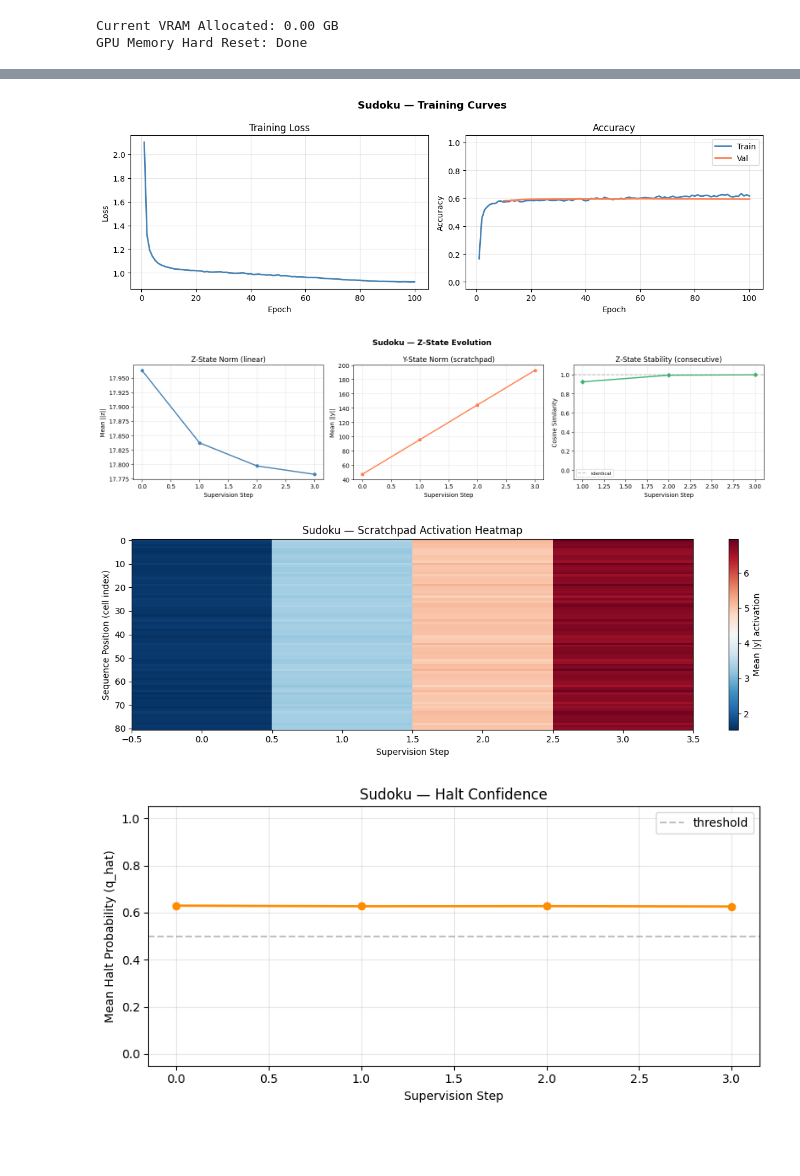
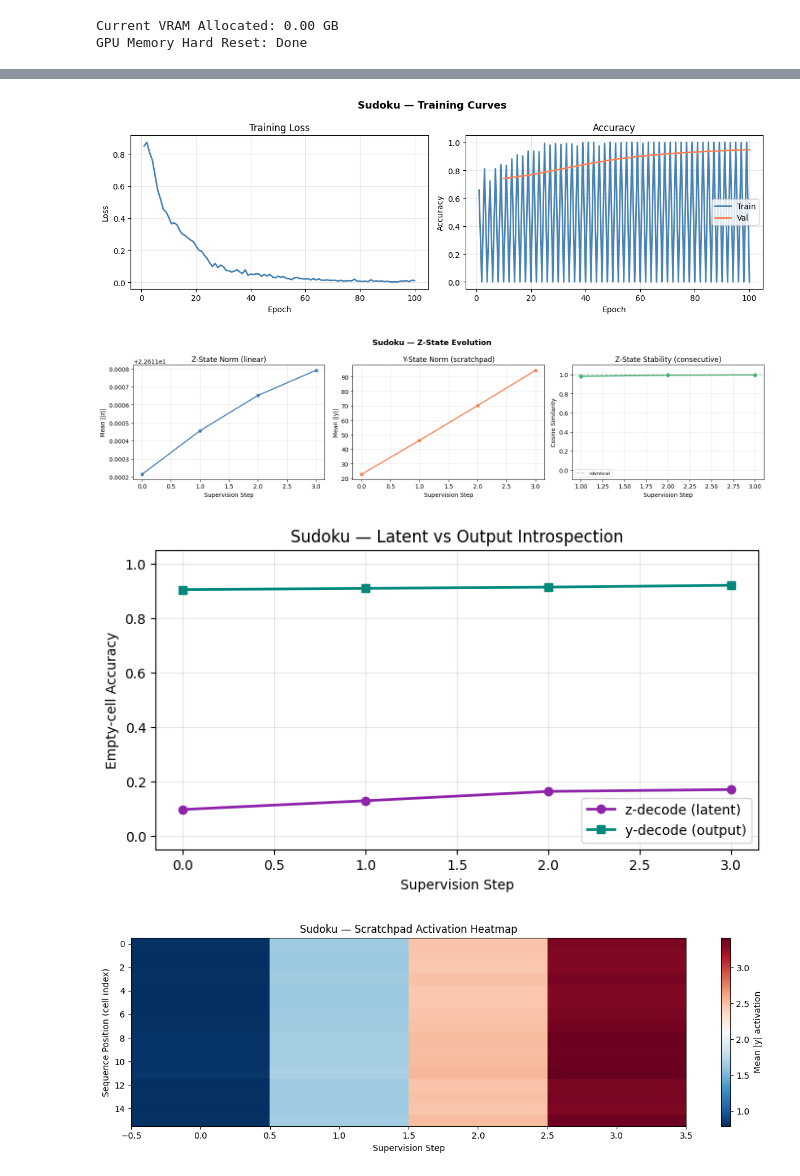
Before and after one commit to usafhulk/Symbolically-Bounded-Latent-Recursion-, a Jupyter notebook: notebooks/trm_experiment_fixed.ipynb, the cells around one changed output, grey strips where cells are left out. Cells and saved outputs as stored; diff of their text form; code cells hidden in the pictures; blank space fills up the shorter version.

```diff
--- a/notebooks/trm_experiment_fixed.ipynb
+++ b/notebooks/trm_experiment_fixed.ipynb
@@ -99,7 +99,7 @@ prune_illegal_logits_z3 = mask_clue_clashes
 import pathlib
 import time
 import os
-grid_size = 9  # @param [4, 9] {type:"raw"}
+grid_size = 4  # @param [4, 9] {type:"raw"}
 dim = 512  # @param {type:"integer"}
 n_layers = 2  # @param {type:"integer"}
 n_heads = 8  # @param {type:"integer"}
@@ -121,7 +121,7 @@ max_steps = 100000  # @param {type:"integer"}
 warmup_steps = 1000  # @param {type:"integer"}
 
 # @markdown ### Data
-num_train = 15000  # @param {type:"integer"}
+num_train = 200  # @param {type:"integer"}
 num_val = 1000  # @param {type:"integer"}
 seed = 42  # @param {type:"integer"}
 
@@ -1218,15 +1220,29 @@ Diagnostics generated with Thought Depth metrics.
 
 import matplotlib
 import matplotlib.pyplot as plt
+import numpy as np
+import os
 
-# --- 1. Per-step accuracy ---
+# --- 1. Per-step accuracy (split by difficulty) ---
+# Cell 10 now produces split_correct / split_total keyed by (difficulty_int, step),
+# not the old flat step_acc dict. Plot one line per difficulty class present.
 fig, ax = plt.subplots(figsize=(8, 4))
-steps_list = sorted(step_acc.keys())
-ax.plot(steps_list, [step_acc[s] for s in steps_list], 'o-', color='#2196F3', linewidth=2, markersize=6)
+diff_names = {0: 'naked_single', 1: 'requires_search'}
+colors = {0: '#2196F3', 1: '#E53935'}
+plotted_any = False
+for d in (0, 1):
+    steps_present = sorted(s for (dd, s) in split_total if dd == d and split_total[(dd, s)] > 0)
+    if not steps_present:
+        continue
+    accs = [split_correct[(d, s)] / split_total[(d, s)] for s in steps_present]
+    ax.plot(steps_present, accs, 'o-', color=colors[d], linewidth=2, markersize=6, label=diff_names[d])
+    plotted_any = True
 ax.set_xlabel('Recursive Step')
-ax.set_ylabel('Accuracy')
-ax.set_title(f'{task.title()} \u2014 Accuracy vs Recursive Step')
+ax.set_ylabel('Accuracy (empty cells)')
+ax.set_title(f'{task.title()} \u2014 Per-Step Accuracy by Difficulty')
 ax.set_ylim(-0.05, 1.05)
+if plotted_any:
+    ax.legend()
 ax.grid(True, alpha=0.3)
 fig.savefig(os.path.join(RESULTS_DIR, f'{run_name}_per_step.png'), dpi=150, bbox_inches='tight')
 plt.show()
@@ -1288,6 +1304,26 @@ fig.savefig(os.path.join(RESULTS_DIR, f'{run_name}_z_state.png'), dpi=150, bbox_
 plt.show()
 plt.close(fig)
 
+# --- 3b. Latent vs Output introspection (z-decode vs y-decode per step) ---
+# NEW: the introspection signal — decode accuracy of the raw latent z vs the
+# output y, per step. Divergence between these two lines is the thesis-relevant read.
+if 'z_decode_acc' in diagnostics and 'y_decode_acc' in diagnostics:
+    zda = diagnostics['z_decode_acc']
+    yda = diagnostics['y_decode_acc']
+    dd = list(range(len(zda)))
+    fig, ax = plt.subplots(figsize=(8, 4))
+    ax.plot(dd, zda, 'o-', color='#8E24AA', linewidth=2, markersize=6, label='z-decode (latent)')
+    ax.plot(dd, yda, 's-', color='#00897B', linewidth=2, markersize=6, label='y-decode (output)')
+    ax.set_xlabel('Supervision Step')
+    ax.set_ylabel('Empty-cell Accuracy')
+    ax.set_title(f'{task.title()} \u2014 Latent vs Output Introspection')
+    ax.set_ylim(-0.05, 1.05)
+    ax.legend()
+    ax.grid(True, alpha=0.3)
+    fig.savefig(os.path.join(RESULTS_DIR, f'{run_name}_introspection.png'), dpi=150, bbox_inches='tight')
+    plt.show()
+    plt.close(fig)
+
 # --- 4. Scratchpad heatmap ---
 heatmap = np.stack(diagnostics['y_heatmaps'])
 fig, ax = plt.subplots(figsize=(12, 4))
@@ -1316,28 +1352,21 @@ fig.savefig(os.path.join(RESULTS_DIR, f'{run_name}_halt_confidence.png'), dpi=15
 plt.show()
 plt.close(fig)
 
-# --- 6. Thought Depth Distribution (Individual Puzzle Granularity) ---
+# --- 6. Thought Depth Distribution (per-puzzle) ---
+# FIX: was cfg['n_steps'] (nonexistent) -> cfg['n_supervision']; xtick stride 1.
 if 'halt_steps_distribution' in diagnostics:
     fig, ax = plt.subplots(figsize=(8, 4))
     depths = diagnostics['halt_steps_distribution']
-
-    # Create histogram of where each puzzle in the batch "stopped"
-    bins = np.arange(0, cfg['n_steps'] + 1) - 0.5
+    bins = np.arange(0, cfg['n_supervision'] + 1) - 0.5
     ax.hist(depths, bins=bins, color='#673AB7', alpha=0.7, edgecolor='white', rwidth=0.8)
-
     ax.set_xlabel('Recursive Step at Halt')
     ax.set_ylabel('Number of Puzzles')
     ax.set_title(f'{task.title()} \u2014 Thought Depth Distribution')
-
-    # Labeling for a 64-step depth
-    ax.set_xticks(range(0, cfg['n_steps'] + 1, 8))
+    ax.set_xticks(range(0, cfg['n_supervision'] + 1))
     ax.grid(axis='y', linestyle='--', alpha=0.3)
-
-    # Add mean depth line for quick reference
     mean_depth = np.mean(depths)
     ax.axvline(mean_depth, color='red', linestyle='--', linewidth=2, label=f'Mean Depth: {mean_depth:.1f}')
     ax.legend()
-
     fig.tight_layout()
     fig.savefig(os.path.join(RESULTS_DIR, f'{run_name}_thought_depth.png'), dpi=150)
     plt.show()
@@ -1353,4 +1382,4 @@ for f in sorted(output_files):
-[figure, old version]
+[figure, new version]
-[figure, old version]
+[figure, new version]
-[figure, old version]
+[figure, new version]
-[figure, old version]
+[figure, new version]
```
Also changed, not shown: parts of 10 cells of this notebook.
